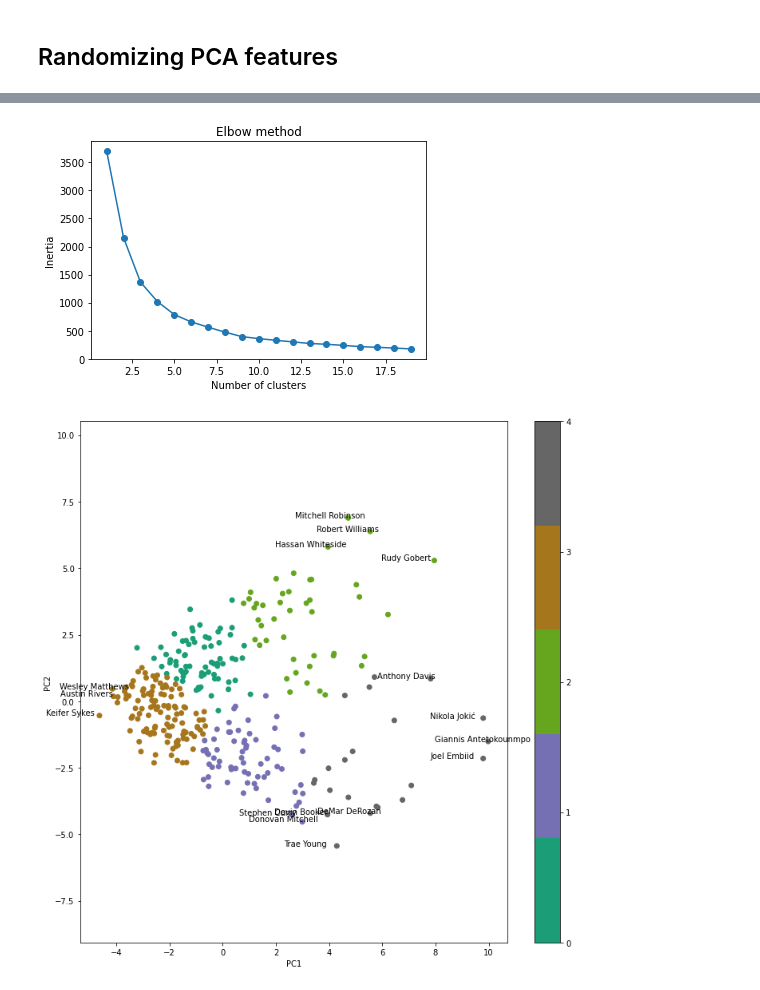
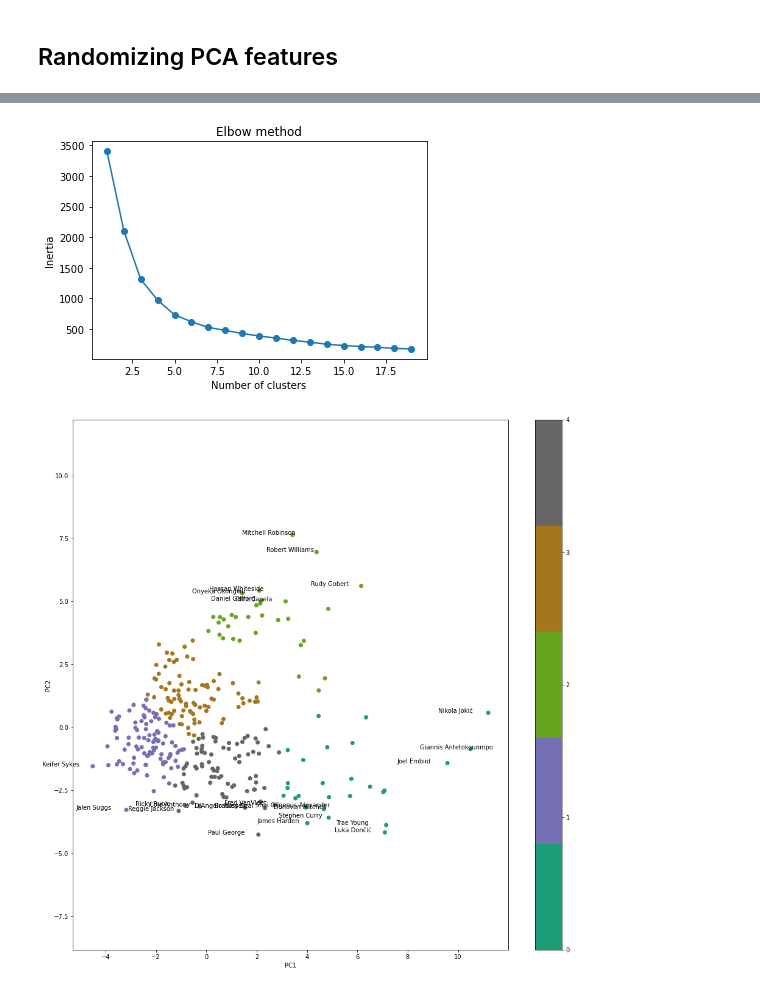
Before and after one commit to mibrahimfm/NBA-analysis, a Jupyter notebook: PlayerDimensionality.ipynb, the cells around one changed output, grey strips where cells are left out. Cells and saved outputs as stored; diff of their text form; code cells hidden in the pictures.

Commit message:
Adds validations to random PCA

```diff
--- a/PlayerDimensionality.ipynb
+++ b/PlayerDimensionality.ipynb
@@ -128,6 +108,9 @@ def run_random_pca(df, non_feature_cols, target):
     random_features = random_features_df.values
     random_features = StandardScaler().fit_transform(random_features)
 
+    if random_features.shape[1] <= 0.45 * len(features.columns):
+        return None, None
+
     pca = PCA(2)
     components = pca.fit_transform(random_features)
     components_df = pd.DataFrame(data=components, columns=["PC1", "PC2"])
@@ -139,12 +122,23 @@ PCAs = pd.DataFrame(columns=["Features", "Features Count", "PC1 var", "PC2 var",
 # %%
 for i in range(10**5):
     df, pca_stats = run_random_pca(player_data, ["Player", "Pos", "Tm"], ["Player", "Pos"])
-    pca_row = {'Features': ' '.join(pca_stats[0]),
-               'Features Count': pca_stats[1],
-               'PC1 var': pca_stats[2],
-               'PC2 var': pca_stats[3],
-               'Total explained variance ratio': pca_stats[4]}
-    PCAs = PCAs.append(pca_row, ignore_index=True)
+    if df is not None:
+        pca_row = {'Features': ' '.join(pca_stats[0]),
+                   'Features Count': pca_stats[1],
+                   'PC1 var': pca_stats[2],
+                   'PC2 var': pca_stats[3],
+                   'Total explained variance ratio': pca_stats[4]}
+        PCAs = PCAs.append(pca_row, ignore_index=True)
+# %%
+for i in range(10**6):
+    df, pca_stats = run_random_pca(player_data, ["Player", "Pos", "Tm"], ["Player", "Pos"])
+    if df is not None:
+        pca_row = {'Features': ' '.join(pca_stats[0]),
+                   'Features Count': pca_stats[1],
+                   'PC1 var': pca_stats[2],
+                   'PC2 var': pca_stats[3],
+                   'Total explained variance ratio': pca_stats[4]}
+        PCAs = PCAs.append(pca_row, ignore_index=True)
 # %%
 PCAs.to_csv("DataCollection/PCA/random_PCAs_playerData.csv", index=False)
 # %%
@@ -152,7 +146,7 @@ PCAs = pd.read_csv("DataCollection/PCA/random_PCAs_playerData.csv")
 # %%
 PCAs.sort_values(by='Total explained variance ratio', ascending=False, inplace=True)
 # %%
-features = player_data[PCAs.iloc[0]['Features'].split()]
+features = player_data[PCAs.iloc[1]['Features'].split()]
 x = StandardScaler().fit_transform(features)
 pca = PCA(n_components=2)
 components = pca.fit_transform(x)
@@ -196,22 +190,22 @@ plt.xlabel('Number of clusters')
 plt.ylabel('Inertia')
 plt.show()
 # %% [output]
-[figure, old version]
+[figure, new version]
 # %%
 kmeans = KMeans(n_clusters=5)
 kmeans.fit(data)
 cmap = plt.cm.get_cmap('Dark2', 5)
 df['Cluster'] = kmeans.labels_
 # %%
-plt.figure(figsize=(12, 12))
+plt.figure(figsize=(16, 16))
 plt.scatter(df["PC1"], df["PC2"], c=df['Cluster'], cmap=cmap)
 plt.xlabel("PC1")
 plt.ylabel("PC2")
 for i, row in df.iterrows():
-    if row["PC1"] < -4 or row["PC2"] > 5 or row["PC1"] > 7.5 or row["PC2"] < -4:
+    if row["PC1"] < -4 or row["PC2"] > 5 or row["PC1"] > 7.5 or row["PC2"] < -3:
         plt.text(row["PC1"]-2, row["PC2"], row["Player"])
 plt.axis('equal')
 plt.colorbar(ticks=[0, 1, 2, 3, 4])
 plt.show()
 # %% [output]
-[figure, old version]
+[figure, new version]
```
Also changed, not shown: parts of 7 cells of this notebook.
